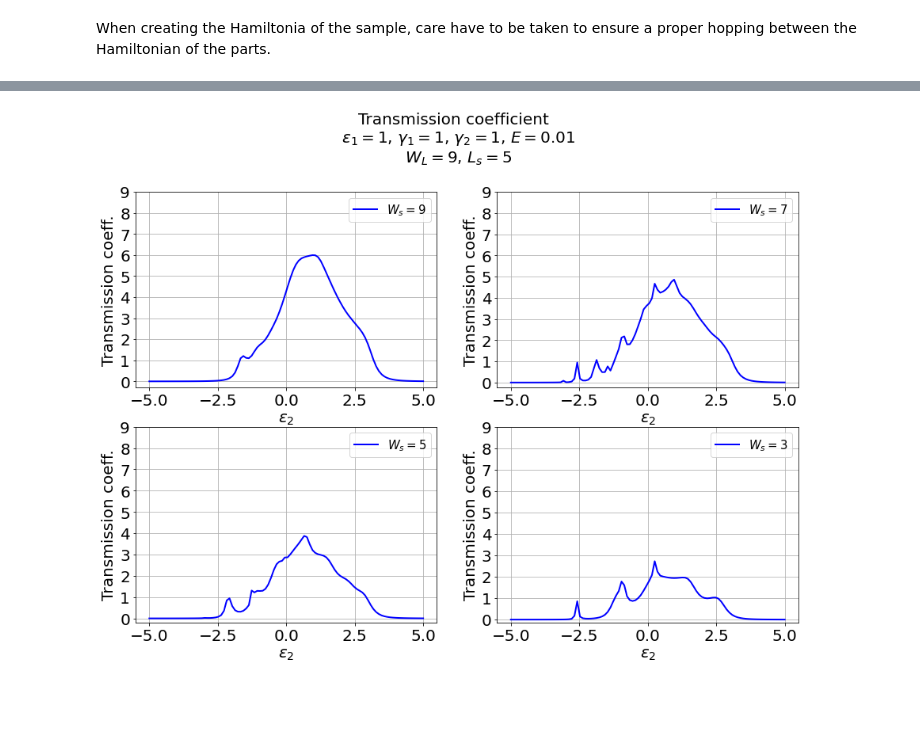
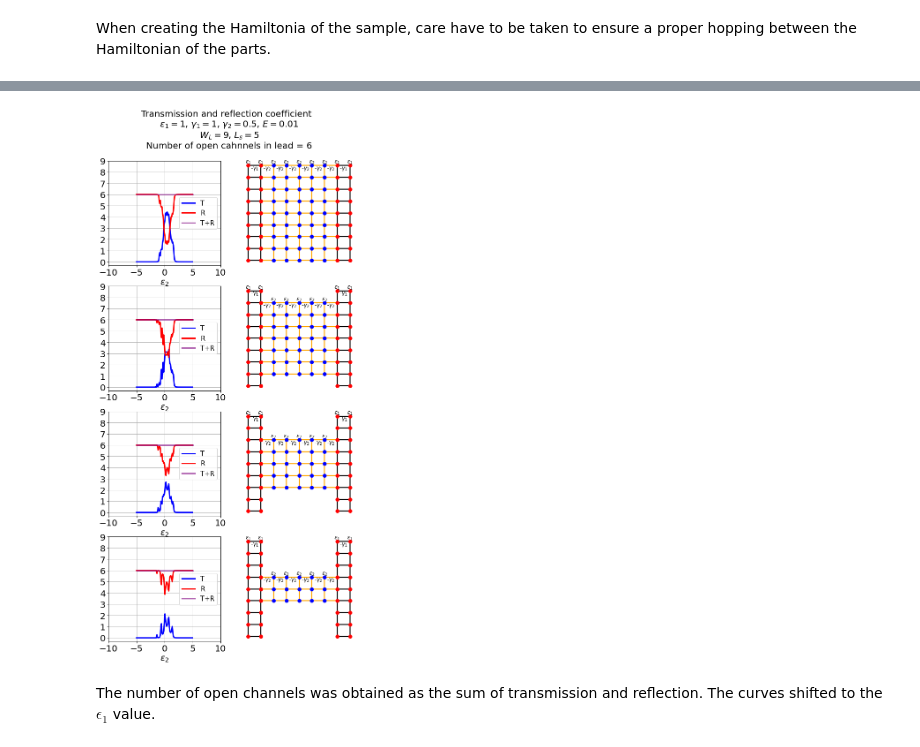
Before and after one commit to kuplung98/Quantum_transport, a Jupyter notebook: quantum_transport_2DEG_constriction.ipynb, the cells around one changed output, grey strips where cells are left out. Cells and saved outputs as stored; diff of their text form; code cells hidden in the pictures; blank space fills up the shorter version.

```diff
--- a/quantum_transport_2DEG_constriction.ipynb
+++ b/quantum_transport_2DEG_constriction.ipynb
@@ -580,18 +736,18 @@ plt.show()
 # parameters
 Ny = 9
 Nx = 2
-epsilon = 0
-epsilon1 = 0
+epsilon1 = 1
+epsilon2 = 0
 gamma = 1
-gamma2 = 1
+gamma2 = 0.5
 Nty = np.arange(9,2,-2)
 Ntx = 5
 E_state = 0.01
 
-erange1=linspace(0,1,100)
-TR_gamma2 = []
+erange1=linspace(-5,5,100)
+TR_eps2 = []
 for i in Nty:
     TR1=[]
     for E in erange1:
-        TR1.append(Two_DEG_const(epsilon,epsilon1,gamma,E,Nx,Ny,Ntx,i,E_state))
-    TR_gamma2.append(TR1)
+        TR1.append(Two_DEG_const(epsilon1,E,gamma,gamma2,Nx,Ny,Ntx,i,E_state))
+    TR_eps2.append(TR1)
@@ -615,36 +754,6 @@ plt.show()
-# %%
-# parameters
-Ny = 9
-Nx = 2
-epsilon = 1
-epsilon1 = 0
-gamma = 1
-gamma2 = 1
-Nty = np.arange(9,2,-2)
-Ntx = 5
-E_state = 0.01
-
-erange1=linspace(-5,5,100)
-TR_eps2 = []
-for i in Nty:
-    TR1=[]
-    for E in erange1:
-        TR1.append(Two_DEG_const(epsilon,E,gamma,gamma2,Nx,Ny,Ntx,i,E_state))
-    TR_eps2.append(TR1)
-# %%
-fig = plt.figure(figsize=(15,10))
-for i in range(0,4):
-    plt.subplot(2,2,i+1)
-    plot(erange1,real(TR_eps2[i]),label = '$W_s=$' + str(Nty[i]), lw=2, color='blue')
-    xticks(linspace(-5,5,5),fontsize=20);
-    xlabel(r'$\epsilon_2$',fontsize=20)
-    ylabel('Transmission coeff.',fontsize=20)
-    yticks(linspace(0,Ny,Ny+1),fontsize=20)
-    plt.legend(fontsize=15)
-    grid()
-plt.suptitle('Transmission coefficient \n $\epsilon_1=$' + str(epsilon)   \
-             + ', $\gamma_1 = $' + str(gamma) + ', $\gamma_2 = $' + str(gamma2) + ', $E = $' + str(E_state) + '\n' \
-             + ' $W_L = $' + str(Ny)+ ', $L_s = $' + str(Ntx), y=1.02, fontsize=20)
-plt.show()
-# %% [output]
-[figure, removed]
+# %%
+illustrate2(Nx,Ny,Ntx,Nty,epsilon1,epsilon2,gamma,gamma2,erange1,TR_eps2,E_state,'epsilon2')
+# %% [output]
+[figure, added]
+# %% [markdown]
+The number of open channels was obtained as the sum of transmission and reflection. The curves shifted to the $\epsilon_1$ value.
```
Also changed, not shown: parts of 21 cells of this notebook.
